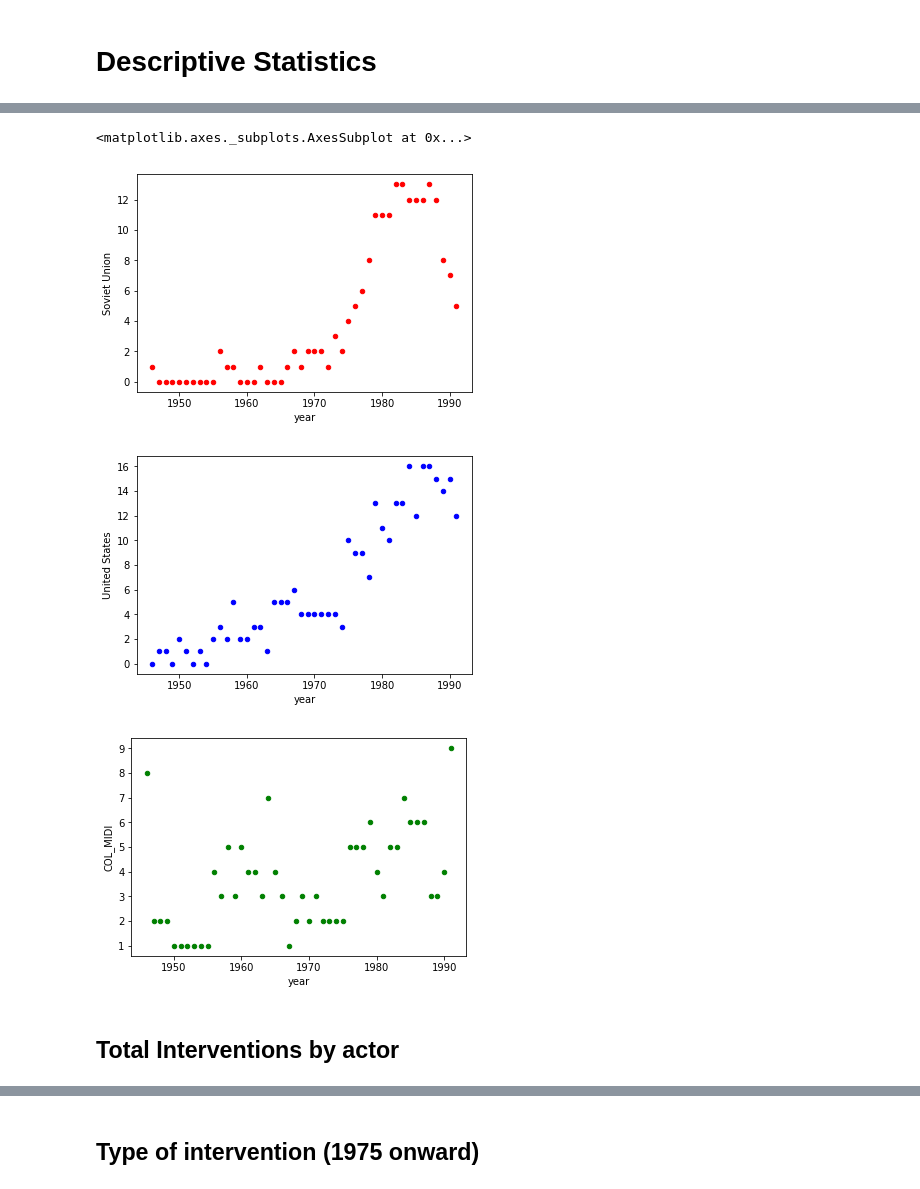
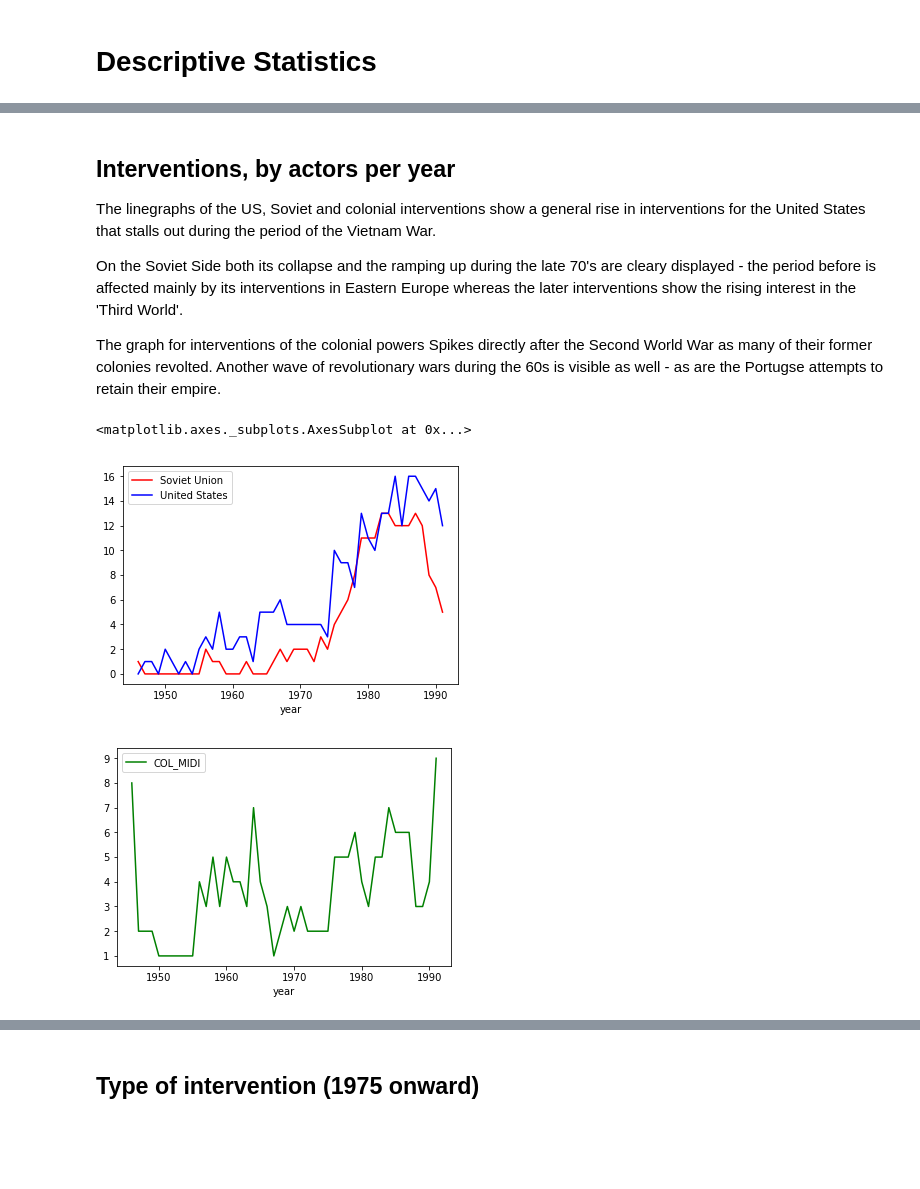
Before and after one commit to Jasper-Koops/Thesis-Cold_War_Interventions, a Jupyter notebook: Analysis.ipynb, the cells around one changed output, grey strips where cells are left out. Saved outputs shown, nothing was run; the diff lists cells and outputs as text; code cells hidden in the pictures; blank space fills up the shorter version.

```diff
--- a/Analysis.ipynb
+++ b/Analysis.ipynb
@@ -29,11 +57,15 @@ Colonial collapse followed by brief pause and resurgence.
+# %% [markdown]
+## Interventions, by actors per year
+
+The linegraphs of the US, Soviet and colonial interventions show a general rise in interventions for the United States that stalls out during the period of the Vietnam War.
+
+On the Soviet Side both its collapse and the ramping up during the late 70's are cleary displayed - the period before is affected mainly by its interventions in Eastern Europe whereas the later interventions show the rising interest in the 'Third World'.
+
+The graph for interventions of the colonial powers Spikes directly after the Second World War as many of their former colonies revolted. Another wave of revolutionary wars during the 60s is visible as well - as are the Portugse attempts to retain their empire.
 # %%
-df2.plot.scatter('year', 'Soviet Union', color='r')
-df2.plot.scatter('year', 'United States', color='b')
-df2.plot.scatter('year', 'COL_MIDI', color='g')
+df2.plot('year', ['Soviet Union', 'United States'], color=['r', 'b'])
+df2.plot('year', 'COL_MIDI', color='g')
 # %% [output]
 <matplotlib.axes._subplots.AxesSubplot at 0x...>
-[figure, old version]
+[figure, new version]
-[figure, old version]
+[figure, new version]
-[figure, removed]
-# %% [markdown]
-## Total Interventions by actor
```
Also changed, not shown: parts of 63 cells of this notebook.
